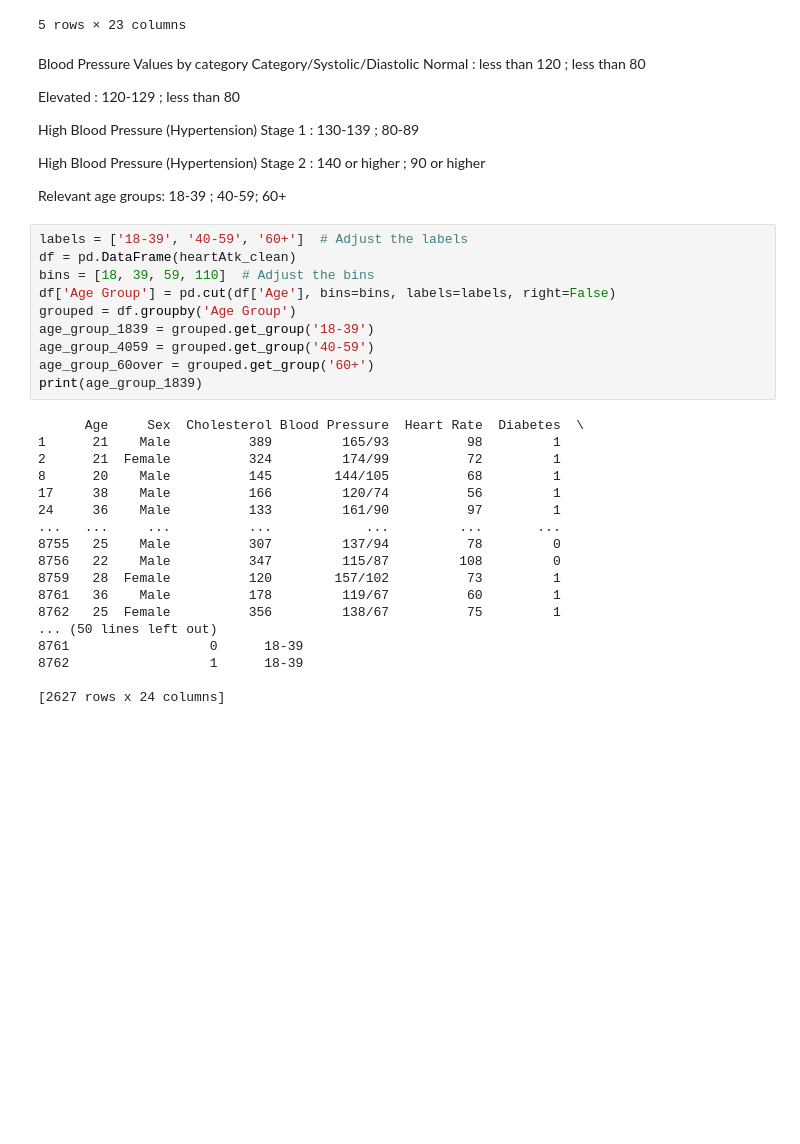
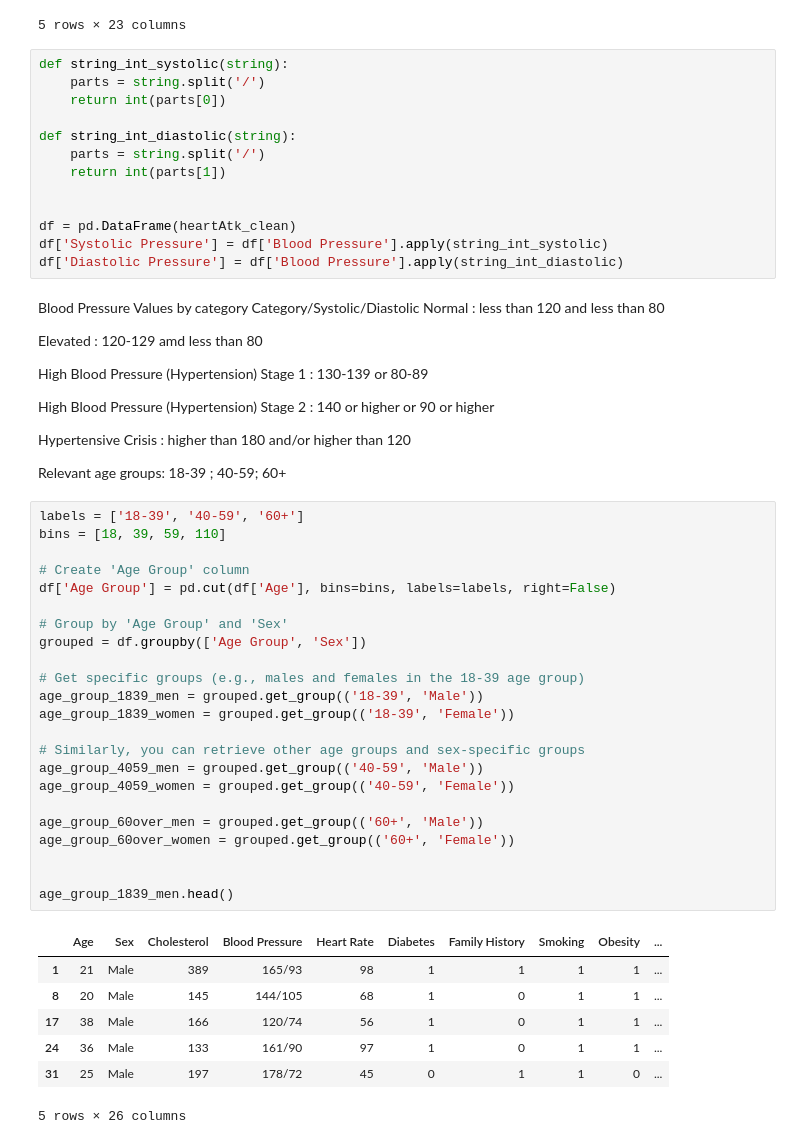
Before and after one commit to AN-DRE4/DadosAprendizagemAutomatica, a Jupyter notebook: HeartAttack.ipynb, the cells around one changed output. Drawn from its saved outputs; the diff is of its cells as text; blank space fills up the shorter version.

```diff
--- a/HeartAttack.ipynb
+++ b/HeartAttack.ipynb
@@ -120,43 +120,61 @@ heartAtk_clean.head()
 | 3 | 84 | Male | 383 | 163/100 | 73 | 1 | 1 | 1 | 0 | ... |
 | 4 | 66 | Male | 318 | 91/88 | 93 | 1 | 1 | 1 | 1 | ... |
 5 rows × 23 columns
+# %%
+def string_int_systolic(string):
+    parts = string.split('/')
+    return int(parts[0])
+
+def string_int_diastolic(string):
+    parts = string.split('/')
+    return int(parts[1])
+
+
+df = pd.DataFrame(heartAtk_clean)
+df['Systolic Pressure'] = df['Blood Pressure'].apply(string_int_systolic)
+df['Diastolic Pressure'] = df['Blood Pressure'].apply(string_int_diastolic)
 # %% [markdown]
 Blood Pressure Values by category
 Category/Systolic/Diastolic
-Normal : less than 120 ; less than 80
+Normal : less than 120 and less than 80
 
-Elevated : 120-129 ; less than 80
+Elevated : 120-129 amd less than 80
 
-High Blood Pressure (Hypertension) Stage 1 : 130-139 ; 80-89
+High Blood Pressure (Hypertension) Stage 1 : 130-139 or 80-89
 
-High Blood Pressure (Hypertension) Stage 2 : 140 or higher ; 90 or higher
+High Blood Pressure (Hypertension) Stage 2 : 140 or higher or 90 or higher
+
+Hypertensive Crisis : higher than 180 and/or higher than 120
 
 Relevant age groups: 18-39 ; 40-59; 60+
 # %%
-labels = ['18-39', '40-59', '60+']  # Adjust the labels
-df = pd.DataFrame(heartAtk_clean)
-bins = [18, 39, 59, 110]  # Adjust the bins
+labels = ['18-39', '40-59', '60+']
+bins = [18, 39, 59, 110]
+
+# Create 'Age Group' column
 df['Age Group'] = pd.cut(df['Age'], bins=bins, labels=labels, right=False)
-grouped = df.groupby('Age Group')
-age_group_1839 = grouped.get_group('18-39')
-age_group_4059 = grouped.get_group('40-59')
-age_group_60over = grouped.get_group('60+')
-print(age_group_1839)
+
+# Group by 'Age Group' and 'Sex'
+grouped = df.groupby(['Age Group', 'Sex'])
+
+# Get specific groups (e.g., males and females in the 18-39 age group)
+age_group_1839_men = grouped.get_group(('18-39', 'Male'))
+age_group_1839_women = grouped.get_group(('18-39', 'Female'))
+
+# Similarly, you can retrieve other age groups and sex-specific groups
+age_group_4059_men = grouped.get_group(('40-59', 'Male'))
+age_group_4059_women = grouped.get_group(('40-59', 'Female'))
+
+age_group_60over_men = grouped.get_group(('60+', 'Male'))
+age_group_60over_women = grouped.get_group(('60+', 'Female'))
+
+
+age_group_1839_men.head()
 # %% [output]
+|  | Age | Sex | Cholesterol | Blood Pressure | Heart Rate | Diabetes | Family History | Smoking | Obesity | ... |
+| 1 | 21 | Male | 389 | 165/93 | 98 | 1 | 1 | 1 | 1 | ... |
+| 8 | 20 | Male | 145 | 144/105 | 68 | 1 | 0 | 1 | 1 | ... |
+| 17 | 38 | Male | 166 | 120/74 | 56 | 1 | 0 | 1 | 1 | ... |
+| 24 | 36 | Male | 133 | 161/90 | 97 | 1 | 0 | 1 | 1 | ... |
+| 31 | 25 | Male | 197 | 178/72 | 45 | 0 | 1 | 1 | 0 | ... |
-      Age     Sex  Cholesterol Blood Pressure  Heart Rate  Diabetes  \
-1      21    Male          389         165/93          98         1
-2      21  Female          324         174/99          72         1
-8      20    Male          145        144/105          68         1
-17     38    Male          166         120/74          56         1
-24     36    Male          133         161/90          97         1
-...   ...     ...          ...            ...         ...       ...
-8755   25    Male          307         137/94          78         0
-8756   22    Male          347         115/87         108         0
-8759   28  Female          120        157/102          73         1
-8761   36    Male          178         119/67          60         1
-8762   25  Female          356         138/67          75         1
-... (50 lines left out)
-8761                  0      18-39
-8762                  1      18-39
-
-[2627 rows x 24 columns]
+5 rows × 26 columns
```
Also changed, not shown: parts of 4 cells of this notebook.
